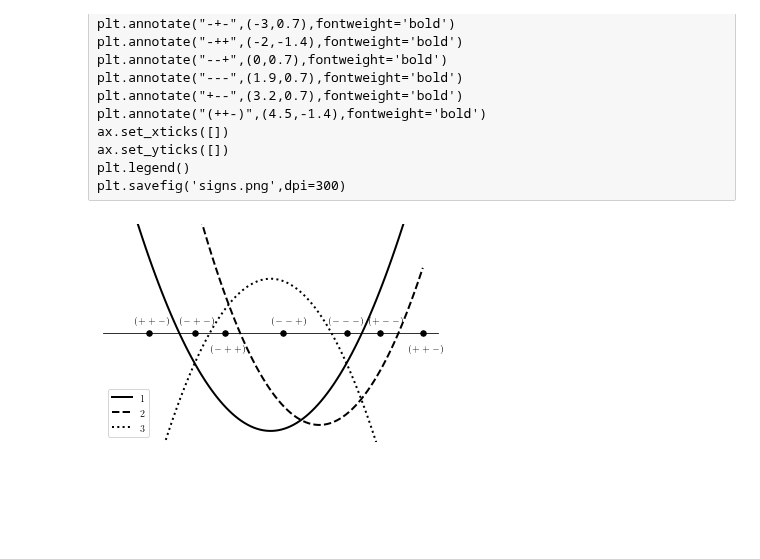
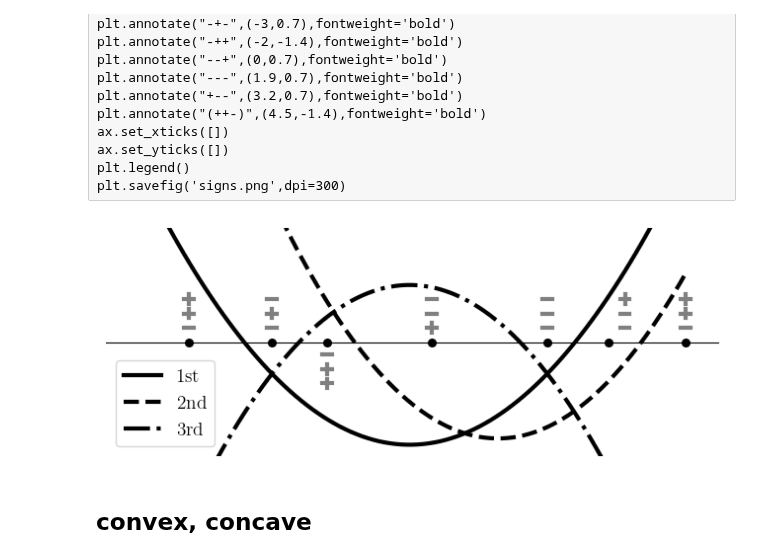
Before and after one commit to henningbruhn/math_of_ml_course, a Jupyter notebook: pics_in_notes/function_plots.ipynb, the cells around one changed output. Drawn from its saved outputs; the diff is of its cells as text; code cells hidden in the pictures; blank space fills up the shorter version.

```diff
--- a/pics_in_notes/function_plots.ipynb
+++ b/pics_in_notes/function_plots.ipynb
@@ -174,31 +178,66 @@ plt.savefig('signs.png',dpi=300)
 # %%
 xx=np.linspace(-5,5,100)
 
 y1=0.8*(xx-3)*(xx+3)
 y2=1*(xx-4.2)*(xx+1)
 y3=-(xx+2)*(xx-2)
 
-fig, ax = plt.subplots()
+factor=16
+color='gray'
+def draw_plus(ax,x,y):
+    xmin,xmax=ax.get_xlim()
+    ymin,ymax=ax.get_ylim()
+    xlen=(xmax-xmin)/8/factor
+    ylen=(ymax-ymin)/3/factor
+    ax.plot([x-xlen,x+xlen],[y,y],color=color)
+    ax.plot([x,x],[y-ylen,y+ylen],color=color)
+
+def draw_minus(ax,x,y):
+    xmin,xmax=ax.get_xlim()
+    xlen=(xmax-xmin)/8/factor
+    ax.plot([x-xlen,x+xlen],[y,y],color=color)
+
+def draw_sign_vec(ax,signs,x,y):
+    offset=1.3
+    fun={"+":draw_plus,"-":draw_minus}
+    for i,sign in enumerate(signs):
+        fun[sign](ax,x,y+offset-i)
+
+
+fig, ax = plt.subplots(figsize=(8,3))
 ax.spines['bottom'].set_position(('data', 0))
 ax.spines['bottom'].set_visible(True)
 ax.spines['left'].set_visible(False)
 ax.spines['top'].set_visible(False)
 ax.spines['right'].set_visible(False)
-ax.plot(xx,y1,'k-',linewidth=2,label='1')
-ax.plot(xx,y2,'k--',linewidth=2,label='2')
-ax.plot(xx,y3,'k:',linewidth=2,label='3')
+ax.plot(xx,y1,'k-',linewidth=3,label='1st')
+ax.plot(xx,y2,'k--',linewidth=3,label='2nd')
+ax.plot(xx,y3,'k-.',linewidth=3,label='3rd')
 ax.scatter([-4,-2.5,-1.5,0.4,2.5,3.6,5],[0]*7,c='k',s=30,zorder=10)
 ax.set_ylim(-8,8)
-plt.annotate("($++-$)",(-4.5,0.7),fontweight='bold')
-plt.annotate("($-+-$)",(-3,0.7),fontweight='bold')
-plt.annotate("($-++$)",(-2,-1.4),fontweight='bold')
-plt.annotate("($--+$)",(0,0.7),fontweight='bold')
-plt.annotate("($---$)",(1.9,0.7),fontweight='bold')
-plt.annotate("($+--$)",(3.2,0.7),fontweight='bold')
-plt.annotate("($++-$)",(4.5,-1.4),fontweight='bold')
+#plt.annotate("($++-$)",(-4.5,0.7),fontweight='bold')
+#plt.annotate("($-+-$)",(-3,0.7),fontweight='bold')
+#plt.annotate("($-++$)",(-2,-1.4),fontweight='bold')
+#plt.annotate("($--+$)",(0,0.7),fontweight='bold')
+#plt.annotate("($---$)",(1.9,0.7),fontweight='bold')
+#plt.annotate("($+--$)",(3.2,0.7),fontweight='bold')
+#plt.annotate("($++-$)",(4.5,-1.4),fontweight='bold')
+
+height=1.7
+draw_sign_vec(ax,"++-",-4,height)
+draw_sign_vec(ax,"-+-",-2.5,height)
+draw_sign_vec(ax,"-++",-1.5,-height-0.5)
+draw_sign_vec(ax,"--+",0.4,height)
+draw_sign_vec(ax,"---",2.5,height)
+draw_sign_vec(ax,"+--",3.9,height)
+draw_sign_vec(ax,"++-",5,height)
+
 ax.set_xticks([])
 ax.set_yticks([])
 plt.legend()
+
 plt.savefig('signs.png',dpi=300)
 # %% [output]
-[figure, old version]
+[figure, new version]
+# %% [markdown]
+## convex, concave
```
Also changed, not shown: parts of 11 cells of this notebook, 14 other files.
